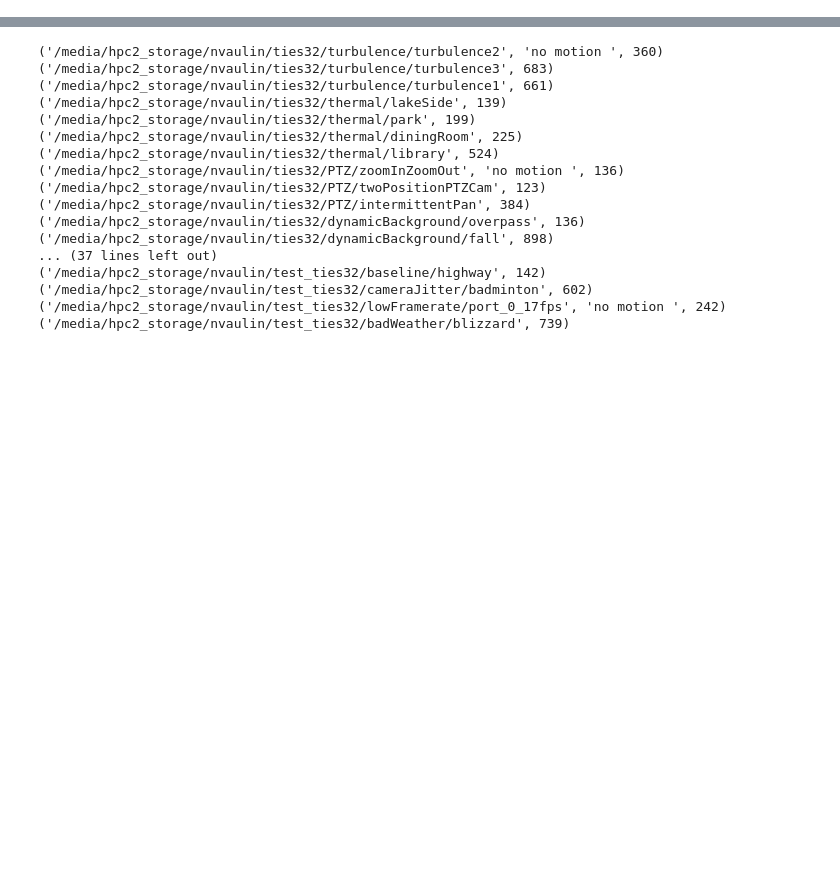
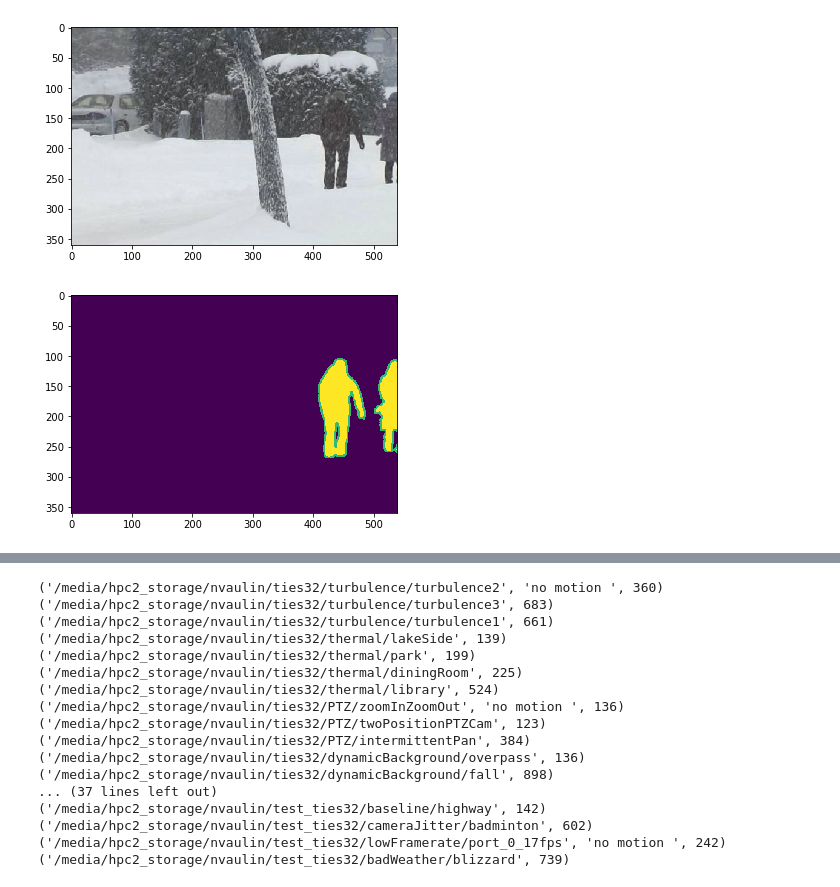
Before and after one commit to nvvaulin/gmm_segmentation, a Jupyter notebook: generate_dataset.ipynb, the cells around one changed output, grey strips where cells are left out. Cells and saved outputs as stored; diff of their text form; code cells hidden in the pictures; blank space fills up the shorter version.

```diff
--- a/generate_dataset.ipynb
+++ b/generate_dataset.ipynb
@@ -39,0 +70,10 @@ def save_motion(out_dir,motion_ties):
+# %%
+im = cv2.imread('../gmm_segmentation/dataset/badWeather/skating/input/in001001.jpg')
+mask = cv2.imread('../gmm_segmentation/dataset/badWeather/skating/groundtruth/gt001001.png',0)
+plt.imshow(im)
+plt.show()
+plt.imshow(mask)
+plt.show()
+# %% [output]
+[figure, added]
+[figure, added]
```
Also changed, not shown: parts of 7 cells of this notebook, 1 other file.
